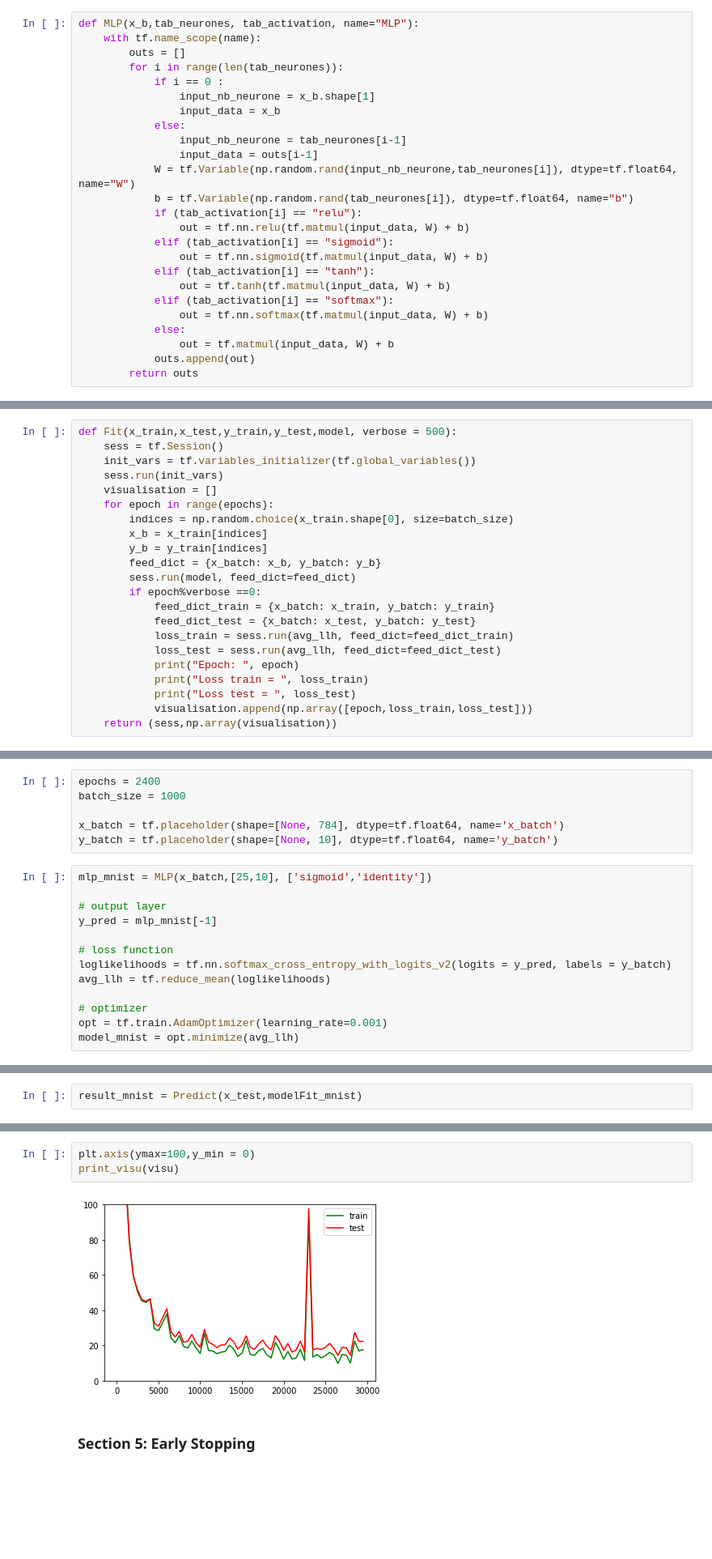
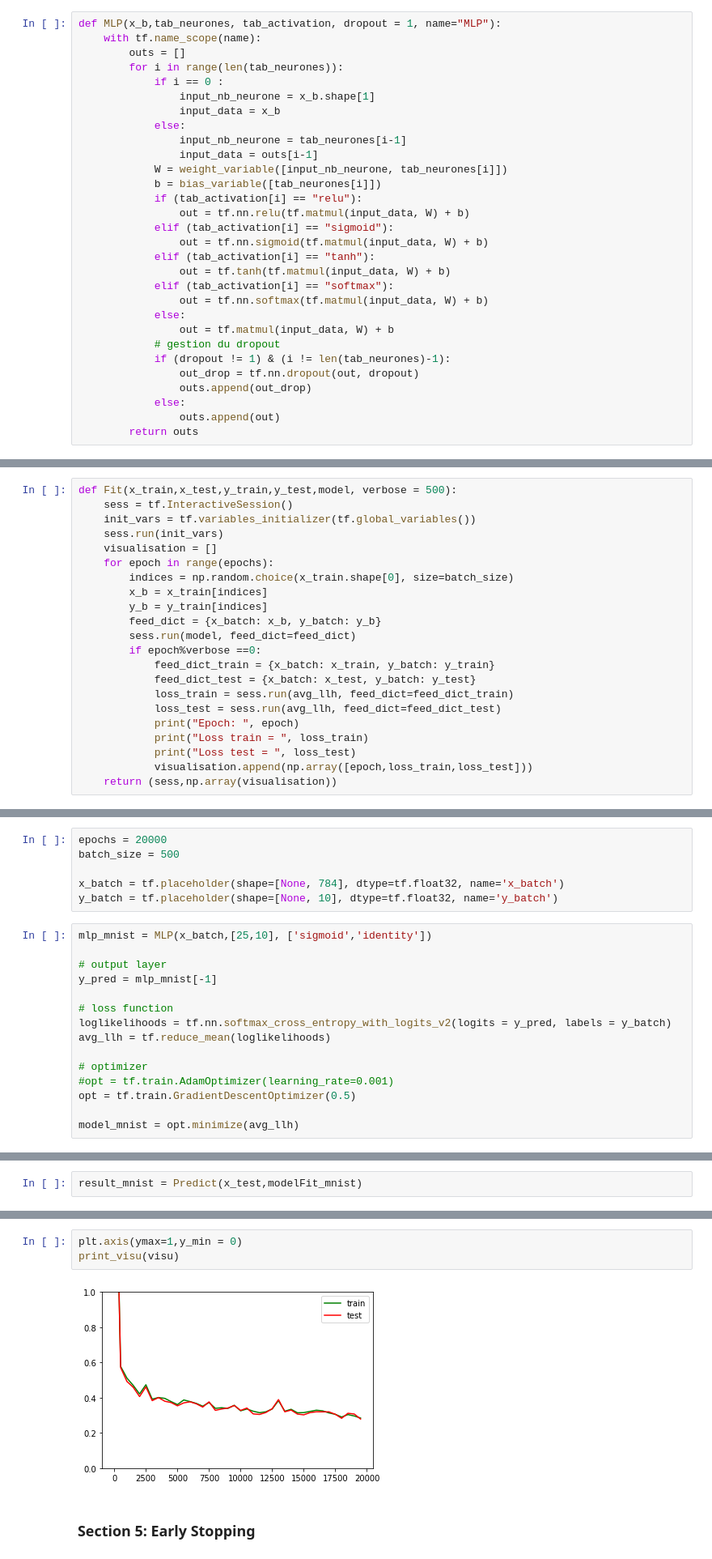
Before and after one commit to ArnaudDeleruyelle/Deep-Learning, a Jupyter notebook: 16-10-18-Jupyter/DeepLearning.ipynb, the cells around one changed output, grey strips where cells are left out. Shown: that part at 81% size. Cells and saved outputs as stored; diff of their text form; blank space fills up the shorter version.

Commit message:
solve mlp problem with init weights

```diff
--- a/16-10-18-Jupyter/DeepLearning.ipynb
+++ b/16-10-18-Jupyter/DeepLearning.ipynb
@@ -84,5 +118,5 @@ def Predict(x_test,session):
 # %%
-def MLP(x_b,tab_neurones, tab_activation, name="MLP"):
+def MLP(x_b,tab_neurones, tab_activation, dropout = 1, name="MLP"):
     with tf.name_scope(name):
         outs = []
         for i in range(len(tab_neurones)):
@@ -92,8 +126,8 @@ def MLP(x_b,tab_neurones, tab_activation, name="MLP"):
             else:
                 input_nb_neurone = tab_neurones[i-1]
                 input_data = outs[i-1]
-            W = tf.Variable(np.random.rand(input_nb_neurone,tab_neurones[i]), dtype=tf.float64, name="W")
-            b = tf.Variable(np.random.rand(tab_neurones[i]), dtype=tf.float64, name="b")
+            W = weight_variable([input_nb_neurone, tab_neurones[i]])
+            b = bias_variable([tab_neurones[i]])
             if (tab_activation[i] == "relu"):
                 out = tf.nn.relu(tf.matmul(input_data, W) + b)
             elif (tab_activation[i] == "sigmoid"):
@@ -104,7 +138,12 @@ def MLP(x_b,tab_neurones, tab_activation, name="MLP"):
                 out = tf.nn.softmax(tf.matmul(input_data, W) + b)
             else:
                 out = tf.matmul(input_data, W) + b
-            outs.append(out)
+            # gestion du dropout
+            if (dropout != 1) & (i != len(tab_neurones)-1):
+                out_drop = tf.nn.dropout(out, dropout)
+                outs.append(out_drop)
+            else:
+                outs.append(out)
         return outs
 # %% [markdown]
 ### Section 1.7: Test d'un modèle
@@ -520,7 +559,7 @@ x_train_f3,x_test_f3,y_train_f3,y_test_f3 = train_test(x,y_f3,0.8)
 ### Section 3.2: Fit with train/test
 # %%
 def Fit(x_train,x_test,y_train,y_test,model, verbose = 500):
-    sess = tf.Session()
+    sess = tf.InteractiveSession()
     init_vars = tf.variables_initializer(tf.global_variables())
     sess.run(init_vars)
     visualisation = []
@@ -619,11 +640,11 @@ y_test = y_test_mnist.reshape(10000,10).astype(float)
 # %% [markdown]
 ### Section 4.2: Création d'un MLP pour la classif
 # %%
-epochs = 2400
-batch_size = 1000
+epochs = 20000
+batch_size = 500
 
-x_batch = tf.placeholder(shape=[None, 784], dtype=tf.float64, name='x_batch')
-y_batch = tf.placeholder(shape=[None, 10], dtype=tf.float64, name='y_batch')
+x_batch = tf.placeholder(shape=[None, 784], dtype=tf.float32, name='x_batch')
+y_batch = tf.placeholder(shape=[None, 10], dtype=tf.float32, name='y_batch')
 # %%
 mlp_mnist = MLP(x_batch,[25,10], ['sigmoid','identity'])
 
@@ -635,5 +656,7 @@ loglikelihoods = tf.nn.softmax_cross_entropy_with_logits_v2(logits = y_pred, lab
 avg_llh = tf.reduce_mean(loglikelihoods)
 
 # optimizer
-opt = tf.train.AdamOptimizer(learning_rate=0.001)
+#opt = tf.train.AdamOptimizer(learning_rate=0.001)
+opt = tf.train.GradientDescentOptimizer(0.5)
+
 model_mnist = opt.minimize(avg_llh)
@@ -671,8 +704,8 @@ print(accuracy)
 # %%
-plt.axis(ymax=100,y_min = 0)
+plt.axis(ymax=1,y_min = 0)
 print_visu(visu)
 # %% [output]
-[figure, old version]
+[figure, new version]
 # %% [markdown]
 ### Section 5: Early Stopping
 # %%
```
Also changed, not shown: parts of 22 cells of this notebook.
